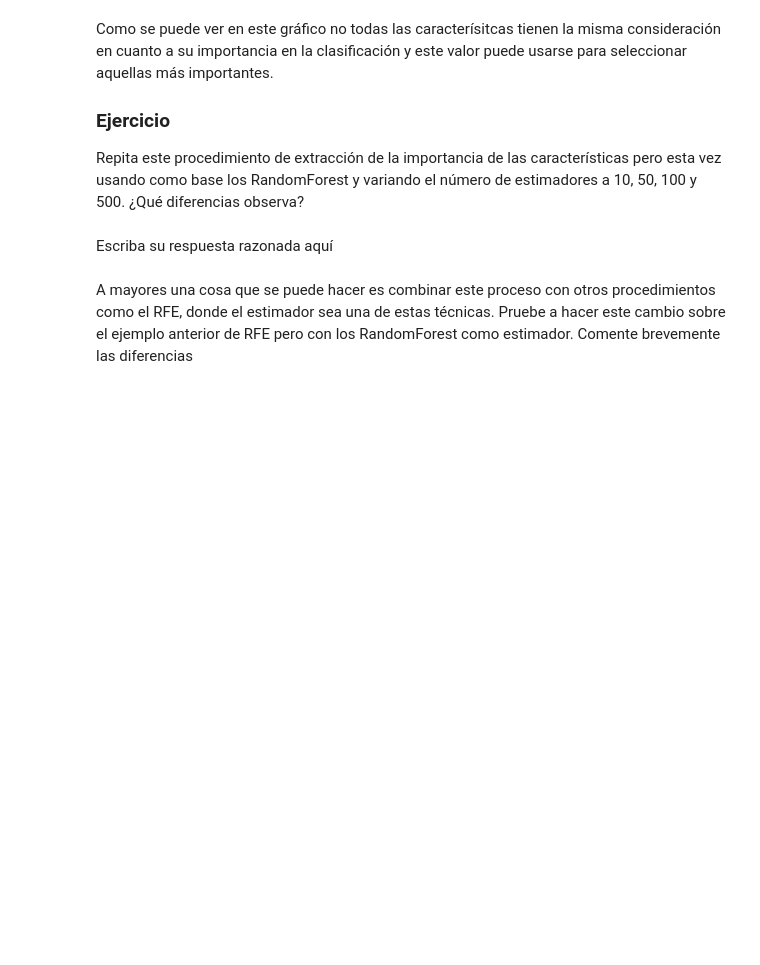
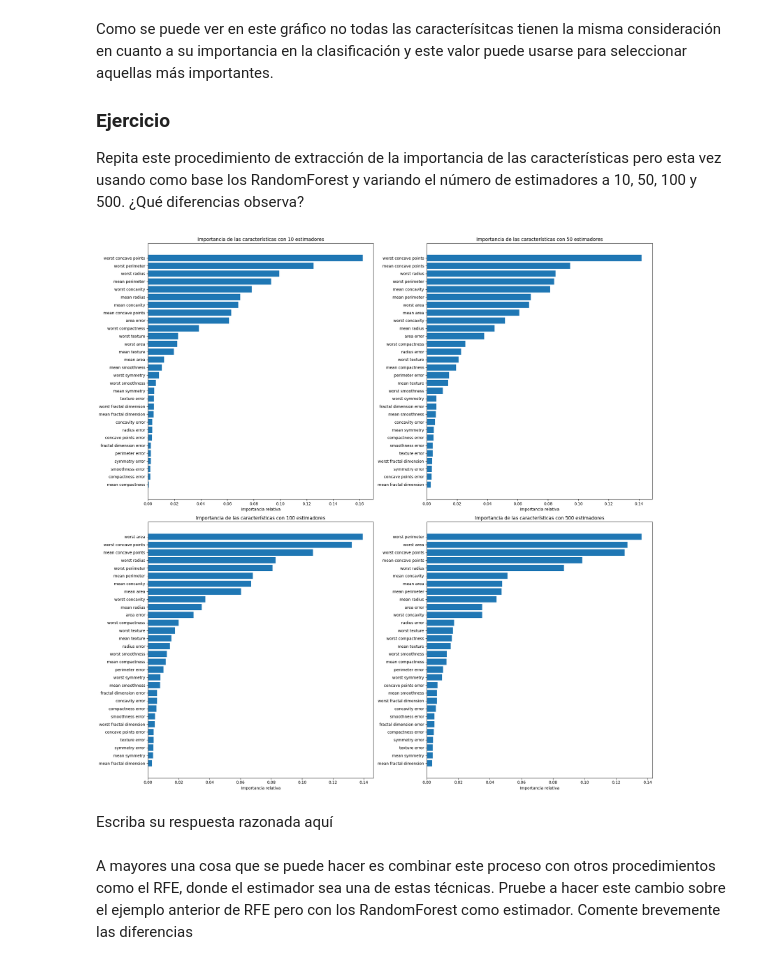
Before and after one commit to EmilioUcelayLojo/AA3, a Jupyter notebook: lab2/lab2.ipynb, the cells around one changed output. Cells and saved outputs as stored; diff of their text form; code cells hidden in the pictures; blank space fills up the shorter version.

```diff
--- a/lab2/lab2.ipynb
+++ b/lab2/lab2.ipynb
@@ -402,6 +565,46 @@ Como se puede ver en este gráfico no todas las caracterísitcas tienen la misma
 
 ### Ejercicio
 Repita este procedimiento de extracción de la importancia de las características pero esta vez usando como base los RandomForest y variando el número de estimadores a 10, 50, 100 y 500. ¿Qué diferencias observa?
+# %%
+import numpy as np
+import matplotlib.pyplot as plt
+from sklearn.datasets import load_breast_cancer
+from sklearn.ensemble import RandomForestClassifier
+
+dataset = load_breast_cancer()
+
+# Lista de números de estimadores
+n_estimators_list = [10, 50, 100, 500]
+
+# Crear una figura con una cuadrícula de 2x2 subplots
+fig, axes = plt.subplots(2, 2, figsize=(20, 20))
+
+# Iterar sobre los diferentes números de estimadores y subplots
+for i, n_estimators in enumerate(n_estimators_list):
+    # Crear y entrenar el modelo RandomForestClassifier
+    model = RandomForestClassifier(n_estimators=n_estimators, random_state=42)
+    model.fit(dataset.data, dataset.target)
+
+    # Obtener la importancia de las características
+    importances = model.feature_importances_
+
+    # Visualizar la importancia de las características en el subplot correspondiente
+    indices = np.argsort(importances)
+    row = i // 2  # Calcular la fila del subplot
+    col = i % 2   # Calcular la columna del subplot
+    axes[row, col].set_title(f'Importancia de las características con {n_estimators} estimadores')
+    axes[row, col].barh(range(dataset.data.shape[1]), importances[indices], align='center')
+    axes[row, col].set_yticks(range(dataset.data.shape[1]))
+    axes[row, col].set_yticklabels([dataset.feature_names[i] for i in indices])
+    axes[row, col].set_xlabel('Importancia relativa')
+
+# Ajustar el espaciado entre los subplots
+plt.tight_layout()
+
+# Mostrar el gráfico general
+plt.show()
+# %% [output]
+[figure, added]
 # %% [markdown]
 Escriba su respuesta razonada aquí
 # %% [markdown]
```
Also changed, not shown: parts of 35 cells of this notebook.
